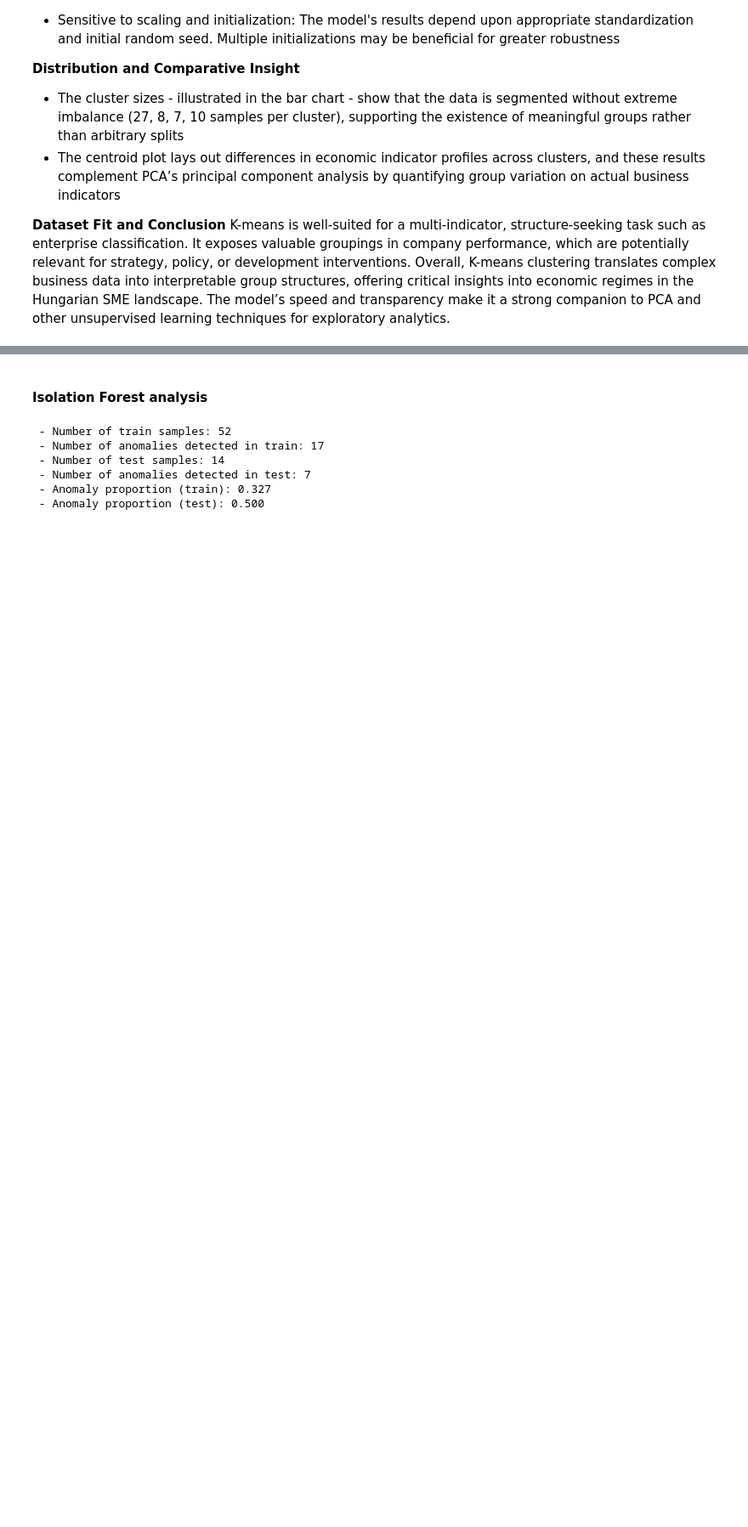
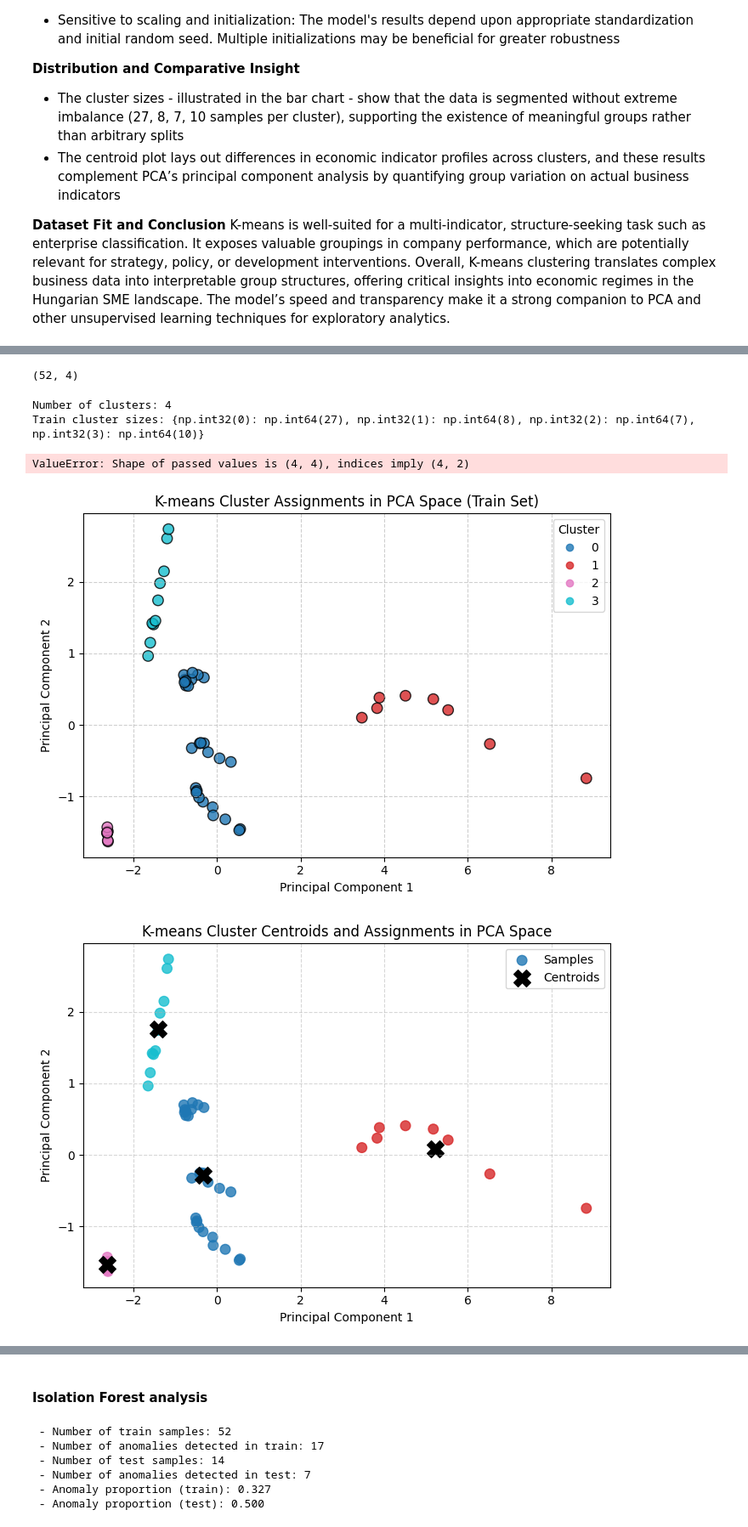
Before and after one commit to TheKusz/ML_DSM040-2025-APR, a Jupyter notebook: CW 2/CW2.ipynb, the cells around one changed output, grey strips where cells are left out. Shown at 85% size. Cells and saved outputs as stored; diff of their text form; code cells hidden in the pictures; blank space fills up the shorter version.

```diff
--- a/CW 2/CW2.ipynb
+++ b/CW 2/CW2.ipynb
@@ -370,5 +372,5 @@ Approximately 93% of the total variance in the dataset is captured by just two p
 # %%
-k_means_train_labels_pca2, k_means_test_labels_pca2, kmeans_pca2 = train_pred_k_means(X_train = X_train_pca, X_test = X_test_pca)
+k_means_train_labels_pca2, k_means_test_labels_pca2, kmeans_pca2 = train_pred_k_means(X_train = X_train_pca2, X_test = X_test_pca2)
 unique, counts = np.unique(k_means_train_labels_pca2, return_counts=True)
 print(dict(zip(unique, counts)))
 # %% [output]
@@ -822,0 +831,11 @@ Overall, K-means clustering translates complex business data into interpretable
+# %%
+print(X_train_pca.shape)  # This will show (n_samples, n_components)
+# %% [output]
+(52, 4)
+# %%
+# Check if results are different
+describe_kmeans_detailed(kmeans=kmeans_pca2, train_labels = k_means_train_labels_pca2, test_labels = k_means_test_labels_pca2, indicators = pca_indicators)
+# %% [output]
+Number of clusters: 4
+Train cluster sizes: {np.int32(0): np.int64(27), np.int32(1): np.int64(8), np.int32(2): np.int64(7), np.int32(3): np.int64(10)}
+ValueError: Shape of passed values is (4, 4), indices imply (4, 2)
@@ -822,0 +898,7 @@ Overall, K-means clustering translates complex business data into interpretable
+# %%
+k_means_clusters_in_pca_space()
+k_means_cluster_centres_in_pca_space()
+k_means_silhouette()
+# %% [output]
+[figure, added]
+[figure, added]
```
Also changed, not shown: parts of 15 cells of this notebook.
